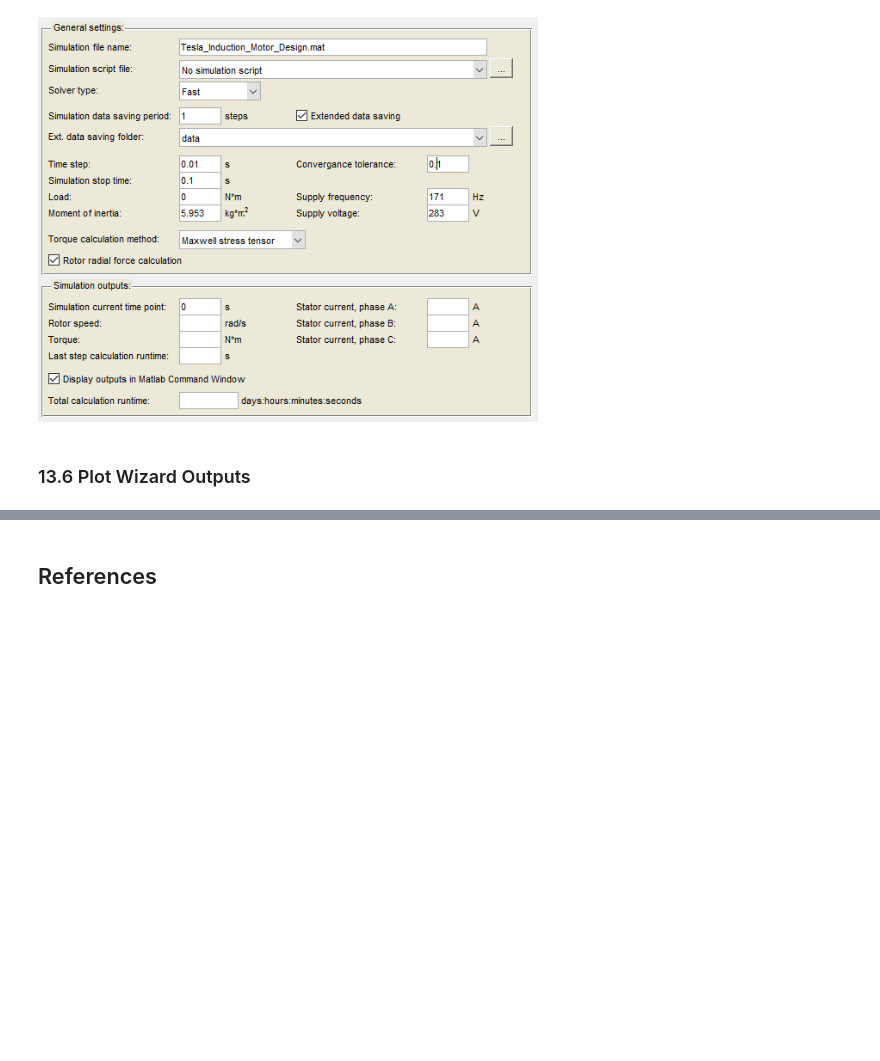
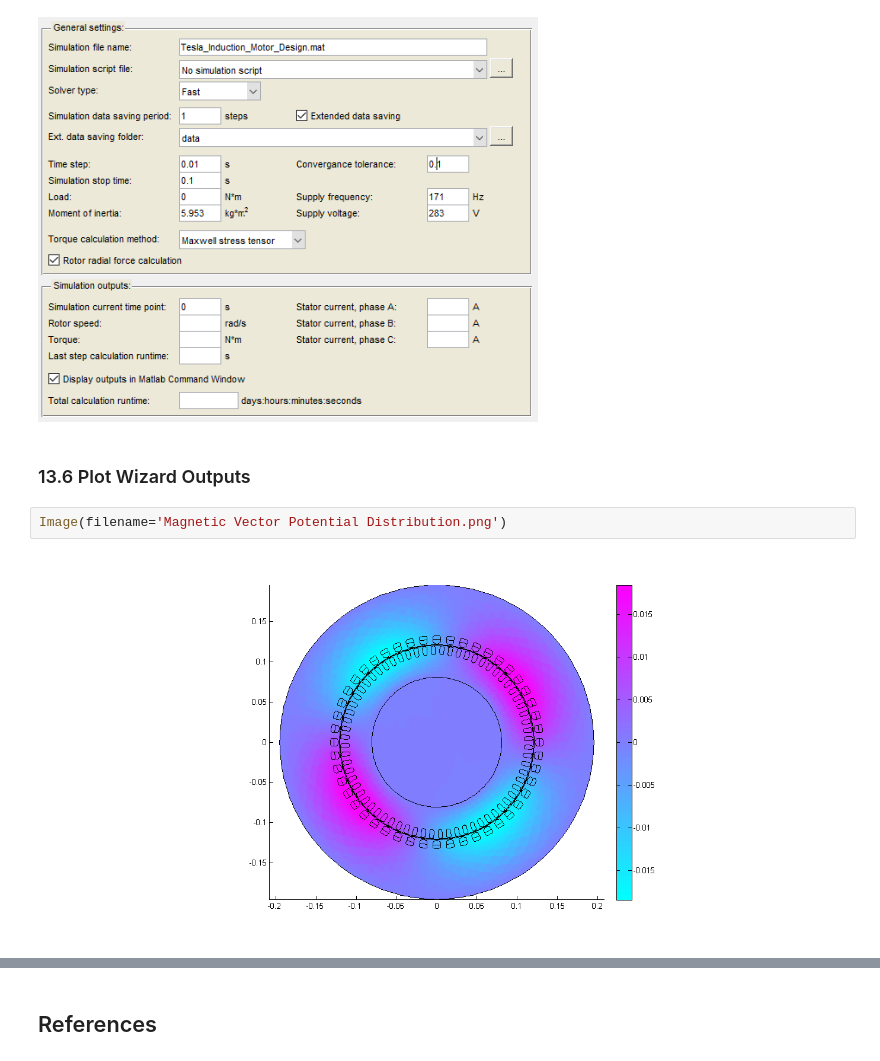
Before and after one commit to odtu/EE564, a Jupyter notebook: TESLA/Nadir/Tesla_Induction_Motor_Design.ipynb, the cells around one changed output, grey strips where cells are left out. Saved outputs shown, nothing was run; the diff lists cells and outputs as text; blank space fills up the shorter version.

```diff
--- a/TESLA/Nadir/Tesla_Induction_Motor_Design.ipynb
+++ b/TESLA/Nadir/Tesla_Induction_Motor_Design.ipynb
@@ -1000,3 +1000,7 @@ Image(filename='General Settings.png', width=500)
 [figure]
 # %% [markdown]
 ### 13.6 Plot Wizard Outputs
+# %%
+Image(filename='Magnetic Vector Potential Distribution.png')
+# %% [output]
+[figure, added]
```
Also changed, not shown: parts of 12 cells of this notebook.
